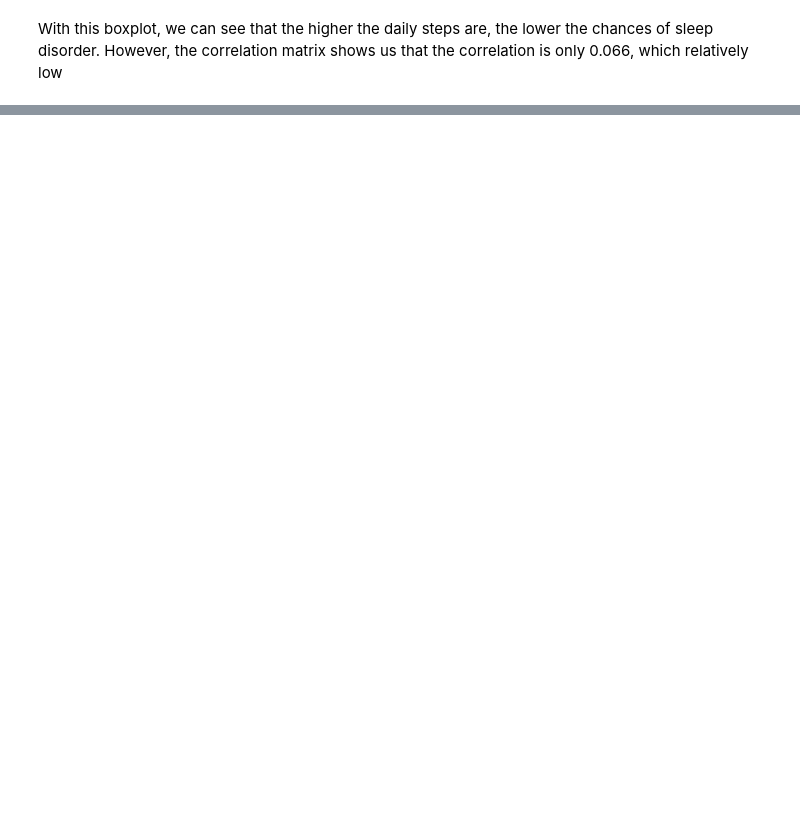
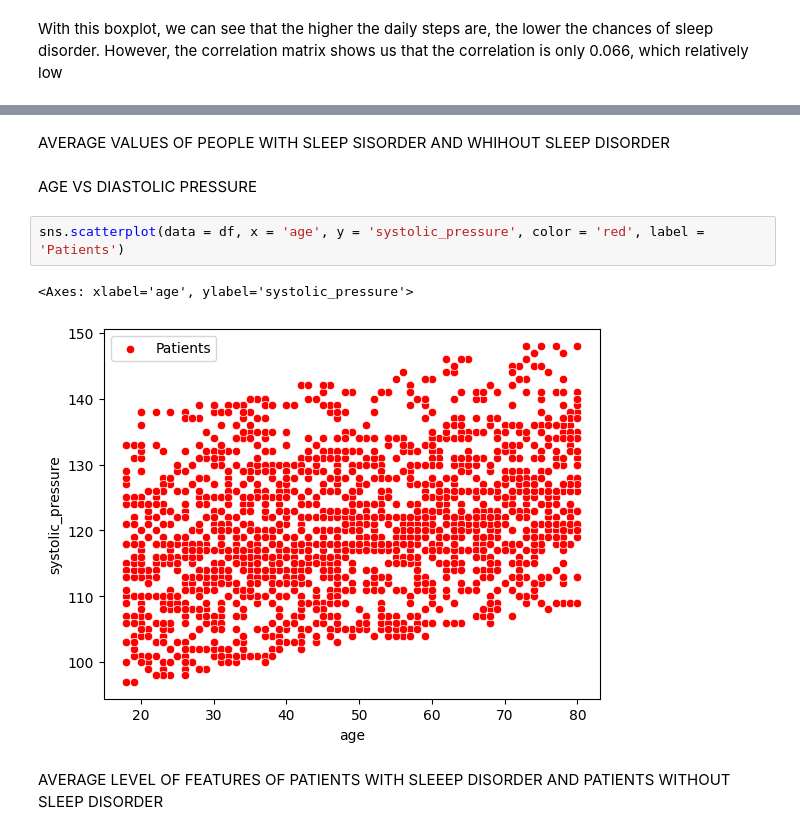
Before and after one commit to AleSSandroArij/BUSSINES-ANALYTICS, a Jupyter notebook: The_Importance_of_Sleep_for_Health.ipynb, the cells around one changed output, grey strips where cells are left out. Cells and saved outputs as stored; diff of their text form; blank space fills up the shorter version.

```diff
--- a/The_Importance_of_Sleep_for_Health.ipynb
+++ b/The_Importance_of_Sleep_for_Health.ipynb
@@ -341,0 +760,11 @@ HOLAAAAAA, ESTO ES UNA PRUEBA
+# %% [markdown]
+AVERAGE VALUES OF PEOPLE WITH SLEEP SISORDER AND WHIHOUT SLEEP DISORDER
+# %% [markdown]
+AGE VS DIASTOLIC PRESSURE
+# %%
+sns.scatterplot(data = df, x = 'age', y = 'systolic_pressure', color = 'red', label = 'Patients')
+# %% [output]
+<Axes: xlabel='age', ylabel='systolic_pressure'>
+[figure, added]
+# %% [markdown]
+AVERAGE LEVEL OF FEATURES OF PATIENTS WITH SLEEEP DISORDER AND PATIENTS WITHOUT SLEEP DISORDER
```
Also changed, not shown: parts of 88 cells of this notebook.
